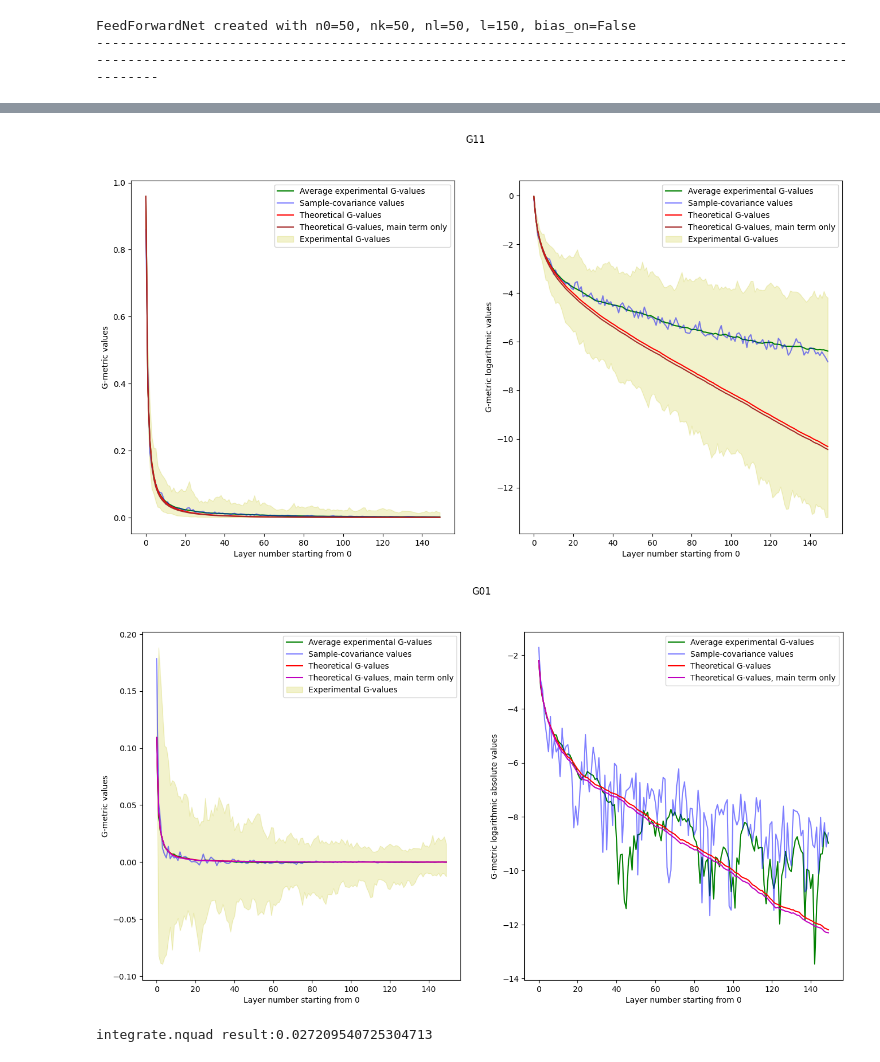
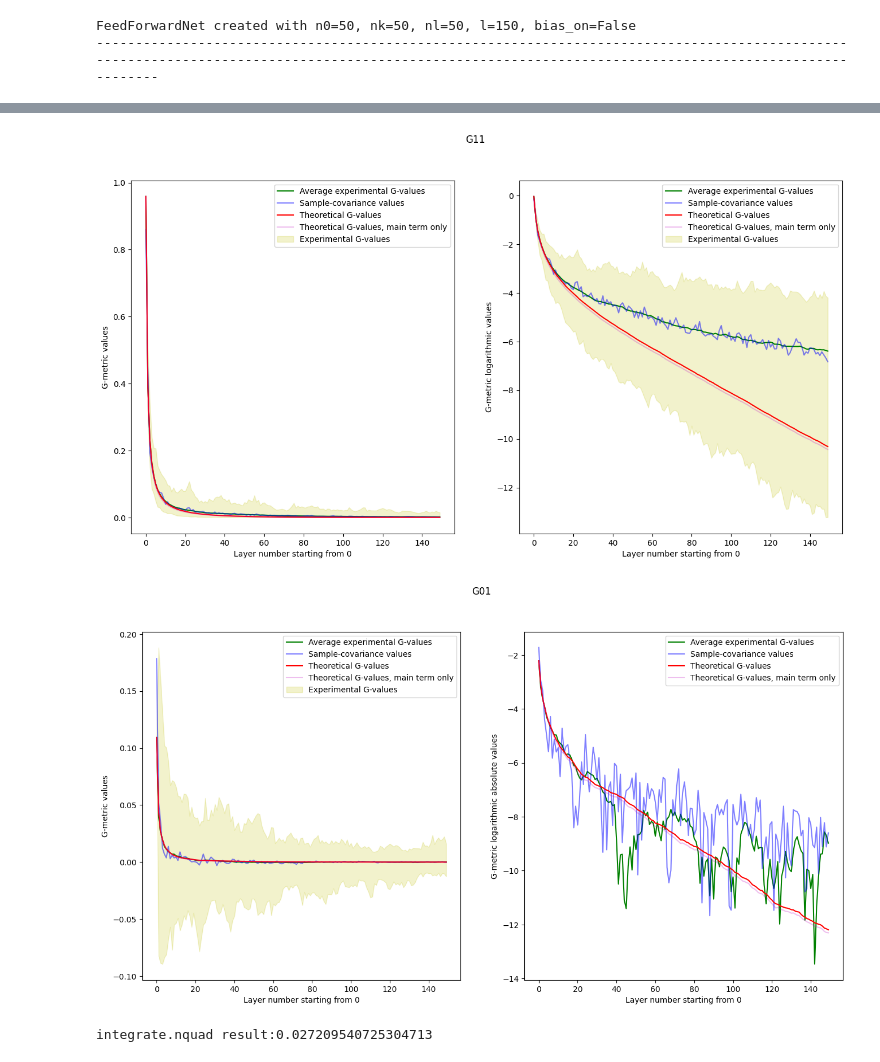
Before and after one commit to vkmbox/Ml-readinggroup, a Jupyter notebook: Roberts_Yaida/chapter5/init_distribution_recursion_ffn_tanh.ipynb, the cells around one changed output, grey strips where cells are left out. Cells and saved outputs as stored; diff of their text form; code cells hidden in the pictures.

```diff
--- a/Roberts_Yaida/chapter5/init_distribution_recursion_ffn_tanh.ipynb
+++ b/Roberts_Yaida/chapter5/init_distribution_recursion_ffn_tanh.ipynb
@@ -463,7 +463,7 @@ if (nd > 1):
     ax1.plot(G11_avg, color='g', label=avex_g)
     ax1.plot(G11_sample, color='b', alpha=0.5, label=samplecov_z)
     ax1.plot(matrix_GG_bottom[:,1,1], color='r', label=theor_g)
-    ax1.plot(matrix_GG_only_bottom[:,1,1], color='brown', label=theor_g_main)
+    ax1.plot(matrix_GG_only_bottom[:,1,1], color='m', alpha=0.25, label=theor_g_main)
     ax1.fill_between(x=cord_x, y1=G11_min, y2=G11_max, color='y', alpha=.2, label=ex_g)
     ax1.set_xlabel(lavernum)
     ax1.set_ylabel(values_g)
@@ -472,7 +472,7 @@ if (nd > 1):
     ax2.plot(np.log(G11_avg), color='g', label=avex_g)
     ax2.plot(np.log(G11_sample), color='b', alpha=0.5, label=samplecov_z)
     ax2.plot(np.log(matrix_GG_bottom[:,1,1]), color='r', label=theor_g)
-    ax2.plot(np.log(matrix_GG_only_bottom[:,1,1]), color='brown', label=theor_g_main)
+    ax2.plot(np.log(matrix_GG_only_bottom[:,1,1]), color='m', alpha=0.25, label=theor_g_main)
     ax2.fill_between(x=cord_x, y1=np.log(G11_min), y2=np.log(G11_max), color='y', alpha=.2, label=ex_g)
     ax2.set_xlabel(lavernum)
     ax2.set_ylabel(valueslog_g)
@@ -482,7 +482,7 @@ if (nd > 1):
 else:
     print("G11 calculation skipped")
 # %% [output]
-[figure, old version]
+[figure, new version]
 # %%
 if (nd > 1):
     fig, (ax1, ax2) = plt.subplots(1, 2, figsize=(16, 8))
@@ -490,36 +490,36 @@ if (nd > 1):
     #for i, Gs in enumerate(G01_records):
     #    ax1.plot(Gs, alpha=0.5, label=f"experiment {i}")
 
     G01_max = np.max(G01_records, axis=0)
     G01_min = np.min(G01_records, axis=0)
     G01_avg = np.average(G01_records, axis=0)
     cord_x = np.arange(0, len(G01_records[0]))
     G01_sample = []
     for xx in cord_x:
         G01_sample.append(np.cov(z0records[:,xx],z1records[:,xx])[0,1])
 
     ax1.plot(G01_avg, color='g', label=avex_g)
     ax1.plot((G01_sample), color='b', alpha=0.5, label=samplecov_z)
     ax1.plot(matrix_GG_bottom[:,0,1], color='r', label=theor_g)
-    ax1.plot(matrix_GG_only_bottom[:,0,1], color='m', label=theor_g_main)
+    ax1.plot(matrix_GG_only_bottom[:,0,1], color='m', alpha=0.25, label=theor_g_main)
     ax1.fill_between(x=cord_x, y1=((G01_min)), y2=((G01_max)), color='y', alpha=.2, label=ex_g)
     ax1.set_xlabel(lavernum)
     ax1.set_ylabel(values_g)
     ax1.legend()
 
     ax2.plot(np.log(np.abs(G01_avg)), color='g', label=avex_g)
     ax2.plot(np.log(np.abs(np.asarray(G01_sample))), color='b', alpha=0.5, label=samplecov_z)
     ax2.plot(np.log(np.abs(matrix_GG_bottom[:,0,1])), color='r', label=theor_g)
-    ax2.plot(np.log(np.abs(matrix_GG_only_bottom[:,0,1])), color='m', label=theor_g_main)
+    ax2.plot(np.log(np.abs(matrix_GG_only_bottom[:,0,1])), color='m', alpha=0.25, label=theor_g_main)
     ax2.set_xlabel(lavernum)
     ax2.set_ylabel(valueslogabs_g)
     ax2.legend()
 
     fig.suptitle("G01")
 else:
     print("G11 calculation skipped")
 # %% [output]
-[figure, old version]
+[figure, new version]
 # %%
 if LOAD_TRAINSET_FROM_TRAINSET_CSV == False:
     np.savetxt("data/train-set.csv", train_set, delimiter=",")
```
Also changed, not shown: parts of 1 cell of this notebook.
